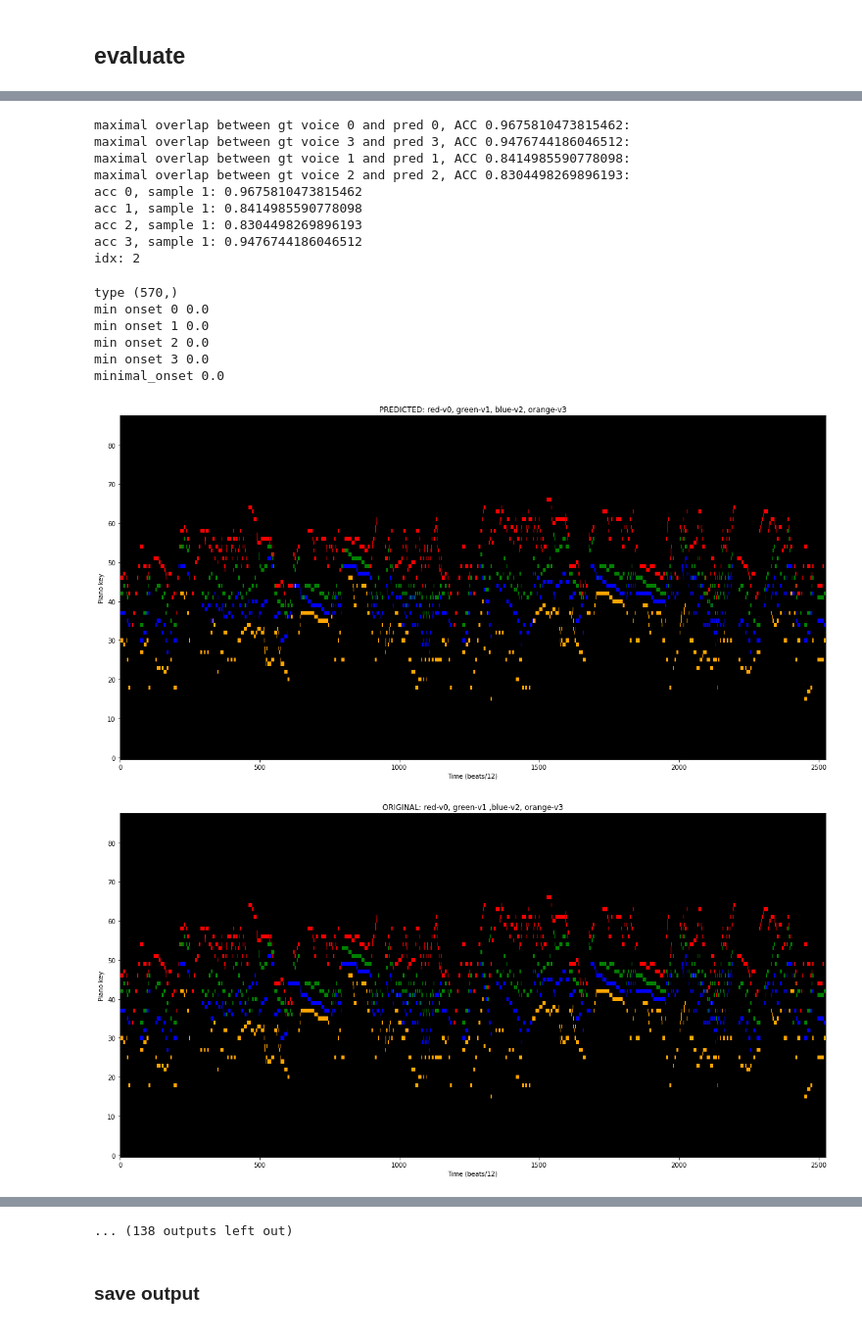
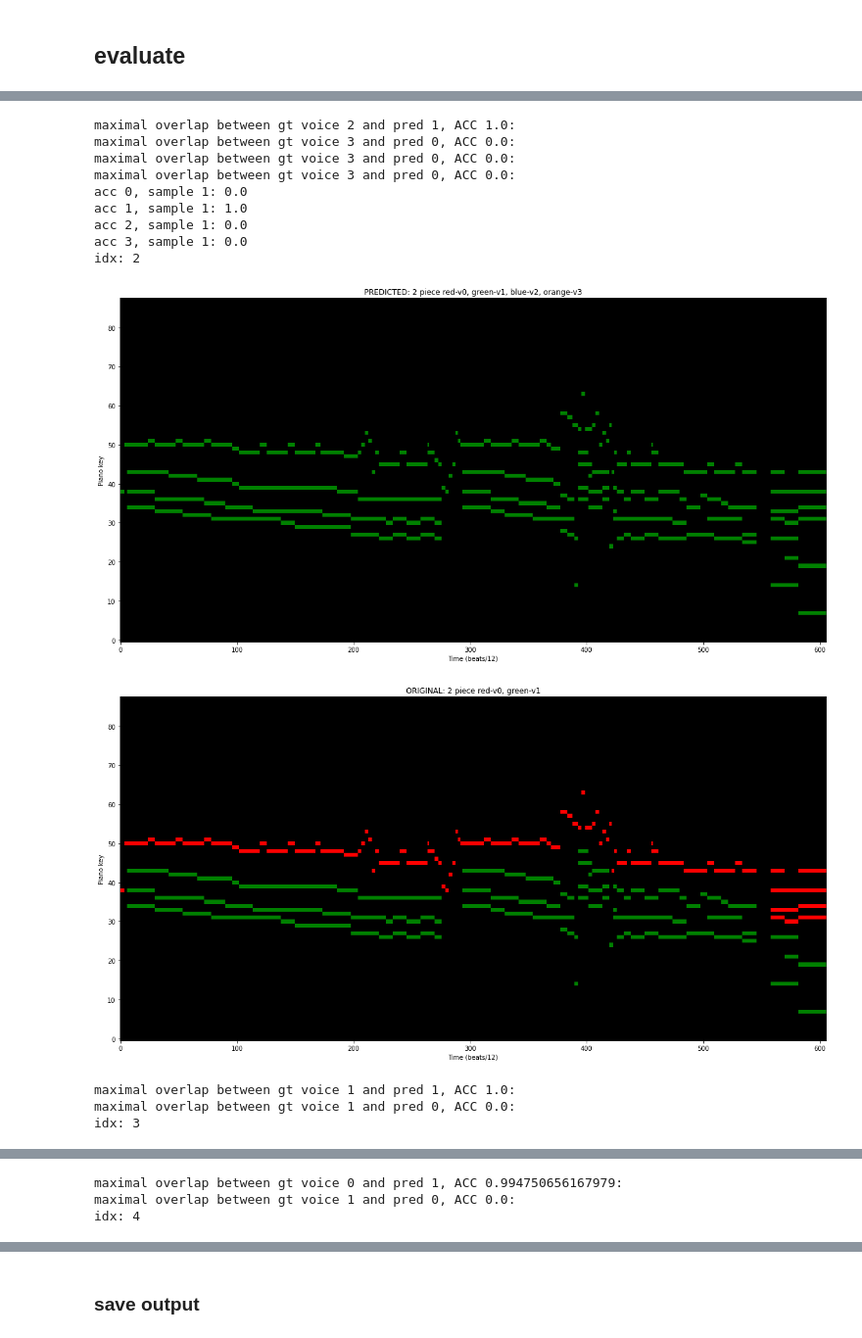
Before and after one commit to aim56009/AI-MA_project, a Jupyter notebook: Train_polyphonic_data.ipynb, the cells around one changed output, grey strips where cells are left out. Shown at 98% size. Drawn from its saved outputs; the diff is of its cells as text; code cells hidden in the pictures.

Commit message:
save correctly with test_set

```diff
--- a/Train_polyphonic_data.ipynb
+++ b/Train_polyphonic_data.ipynb
@@ -518,2 +533,17 @@ Text(0, 0.5, 'Loss')
 # %% [markdown]
 # Load trained model
+# %%
+"""
+train_ratio = 0.8
+validation_ratio = 0.1
+test_ratio = 0.1
+
+dataset = MusicDataset_polyphonic(PATH_TO_DATA)
+
+train_dataset, validation_dataset,  = sklearn.model_selection.train_test_split(dataset, test_size=1 - train_ratio,  random_state=10,)
+validation_dataset, test_dataset = sklearn.model_selection.train_test_split(validation_dataset, test_size=test_ratio/(test_ratio + validation_ratio),  random_state=10,)
+
+train_dataloader = torch.utils.data.DataLoader(train_dataset,batch_size=batch_size, shuffle=False, num_workers=workers, drop_last=True)
+val_dat""aloader = torch.utils.data.DataLoader(validation_dataset,batch_size=batch_size, shuffle=False, num_workers=workers, drop_last=True)
+test_dataloader = torch.utils.data.DataLoader(test_dataset,batch_size=batch_size, shuffle=False, num_workers=workers, drop_last=True)
+"""
@@ -1037,7 +1067,7 @@ def evaluate_accuracy_polyphonic_separate(model, train_dataloader, part_dic,prin
 ## evaluate
 # %%
 #acc_0_new, acc_1_new, acc_2_new, acc_3_new, dict_pred , dict_gt, acc_0_2, acc_1_2, acc_0 , acc_1, acc_2, acc_3 = evaluate_accuracy_polyphonic_separate(model,val_dataloader,part_dic=file_names_part,print_predictions=True)
-acc_0_new, acc_1_new, acc_2_new, acc_3_new, dict_pred , dict_gt, acc_0_2, acc_1_2 = evaluate_accuracy_polyphonic_separate(model,val_dataloader,part_dic=file_names_part,print_predictions=True)
+acc_0_new, acc_1_new, acc_2_new, acc_3_new, dict_pred , dict_gt, acc_0_2, acc_1_2 = evaluate_accuracy_polyphonic_separate(model,test_dataloader,part_dic=file_names_part,print_predictions=True)
 
 print("acc_0_2:",acc_0_2)
 print("acc_1_2:",acc_1_2)
@@ -1063,17 +1087,14 @@ minimal_onset 0.0
-maximal overlap between gt voice 0 and pred 0, ACC 0.9675810473815462:
-maximal overlap between gt voice 3 and pred 3, ACC 0.9476744186046512:
-maximal overlap between gt voice 1 and pred 1, ACC 0.8414985590778098:
-maximal overlap between gt voice 2 and pred 2, ACC 0.8304498269896193:
-acc 0, sample 1: 0.9675810473815462
-acc 1, sample 1: 0.8414985590778098
-acc 2, sample 1: 0.8304498269896193
-acc 3, sample 1: 0.9476744186046512
-idx: 2
-type (570,)
-min onset 0 0.0
-min onset 1 0.0
-min onset 2 0.0
-min onset 3 0.0
-minimal_onset 0.0
+maximal overlap between gt voice 2 and pred 1, ACC 1.0:
+maximal overlap between gt voice 3 and pred 0, ACC 0.0:
+maximal overlap between gt voice 3 and pred 0, ACC 0.0:
+maximal overlap between gt voice 3 and pred 0, ACC 0.0:
+acc 0, sample 1: 0.0
+acc 1, sample 1: 1.0
+acc 2, sample 1: 0.0
+acc 3, sample 1: 0.0
+idx: 2
-[figure, old version]
+[figure, new version]
-[figure, old version]
+[figure, new version]
+maximal overlap between gt voice 1 and pred 1, ACC 1.0:
+maximal overlap between gt voice 1 and pred 0, ACC 0.0:
+idx: 3
@@ -1079,0 +1103,3 @@ minimal_onset 0.0
+maximal overlap between gt voice 0 and pred 1, ACC 0.994750656167979:
+maximal overlap between gt voice 1 and pred 0, ACC 0.0:
+idx: 4
@@ -1089,4 +1107,3 @@ idx: 3
-... (138 outputs left out)
 # %% [markdown]
 ### save output
 # %%
```
Also changed, not shown: parts of 8 cells of this notebook.
